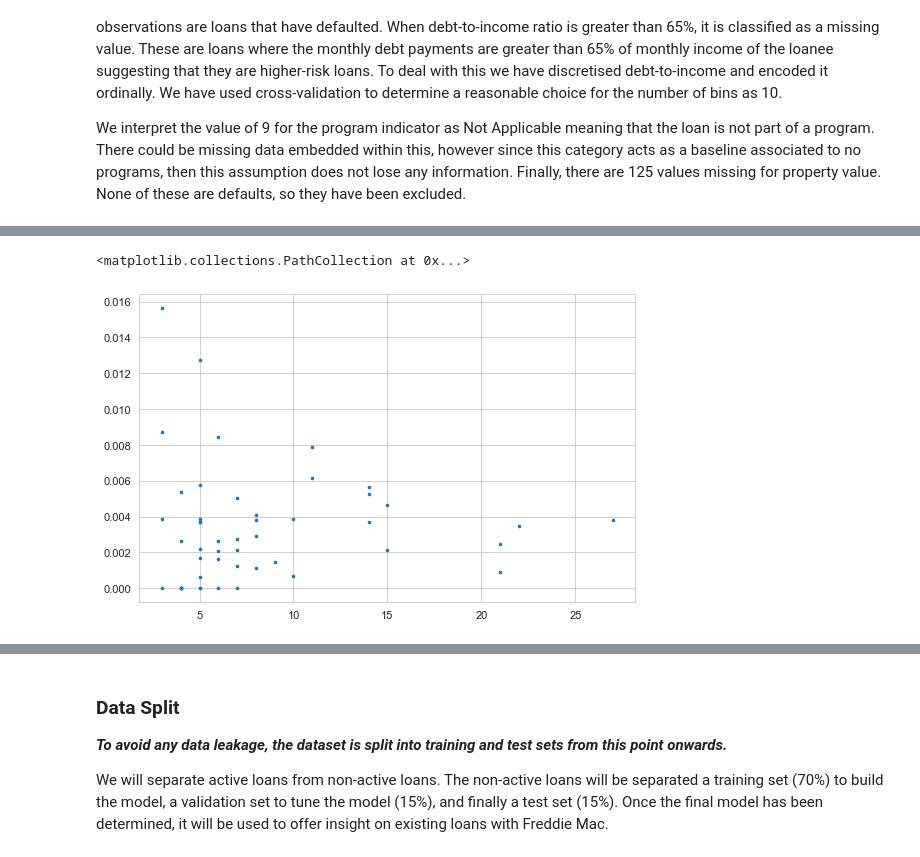
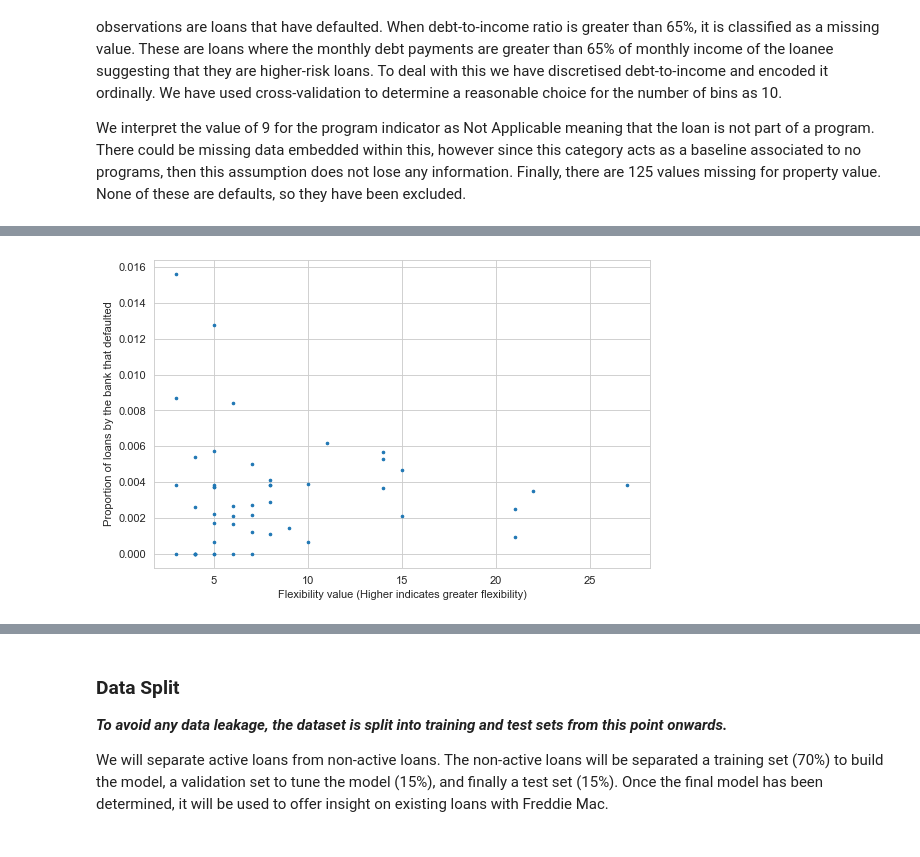
Before and after one commit to AsheRaymondBarker/MLPy2, a Jupyter notebook: project2final.ipynb, the cells around one changed output, grey strips where cells are left out. Cells and saved outputs as stored; diff of their text form; code cells hidden in the pictures.

```diff
--- a/project2final.ipynb
+++ b/project2final.ipynb
@@ -140,12 +147,28 @@ for bank in d["seller_name"].unique():
         continue
     bank_data = d[d["seller_name"] == bank]
     flex = len(bank_data["orig_loan_term"].unique())
-    default_prop = sum(bank_data["loan_status"]=="default")/sum(d["seller_name"]==bank)
+    default_prop = sum(bank_data["loan_status"]=="default")/len(bank_data["loan_status"])
     bank_array.append([bank, flex, default_prop])
 
-bank_df = pd.DataFrame(bank_array)
+bank_df = pd.DataFrame(bank_array, columns=["seller_name", "flex", "default_prop"])
+other_banks = d[d["seller_name"] == "Other sellers"]
+bank_df.loc[bank_df.shape[1]] = ["Other sellers", int(np.mean(bank_df["flex"])),
+                                 sum(other_banks["loan_status"]=="default")/len(other_banks["loan_status"])]
+
+flex_vector = []
+for bank in d["seller_name"]:
+    if bank == "UNITED SHORE FINANCIAL SERVICES, LLC, DBA UNITED WHOLESALE M":
+        flex_vector.append(0.00786)
+        continue
+    flex_vector.append(bank_df[bank_df["seller_name"] == str(bank)]["flex"].values[0])
+
+d["flex"] = flex_vector
 # %%
-plt.scatter(bank_df[1], bank_df[2], s=5)
+fig, ax = plt.subplots()
+
+ax.scatter(bank_df["flex"], bank_df["default_prop"], s=5)
+ax.set_xlabel("Flexibility value (Higher indicates greater flexibility)")
+ax.set_ylabel("Proportion of loans by the bank that defaulted")
+plt.show()
 # %% [output]
-<matplotlib.collections.PathCollection at 0x...>
-[figure, old version]
+[figure, new version]
```
Also changed, not shown: parts of 24 cells of this notebook.
